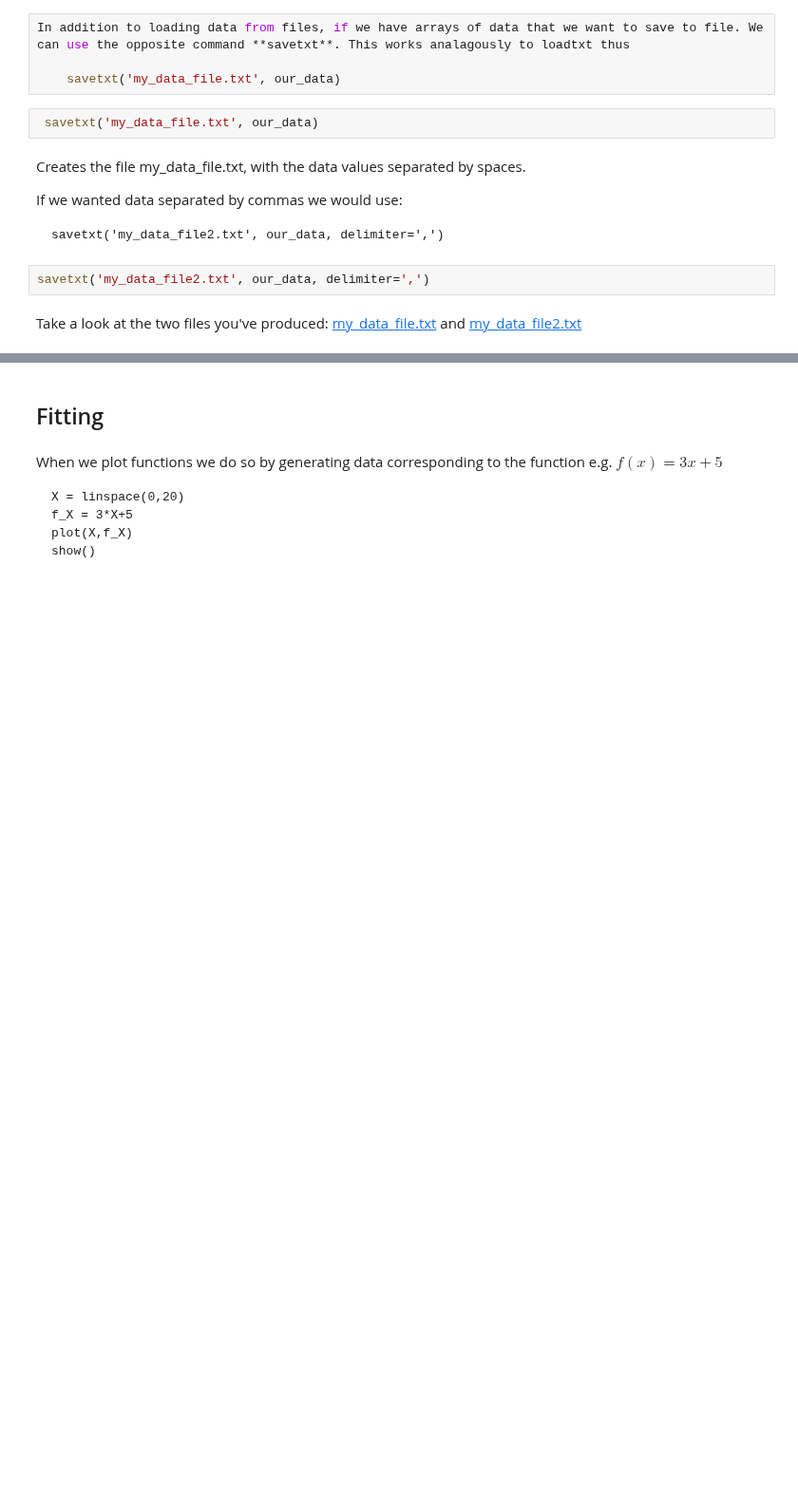
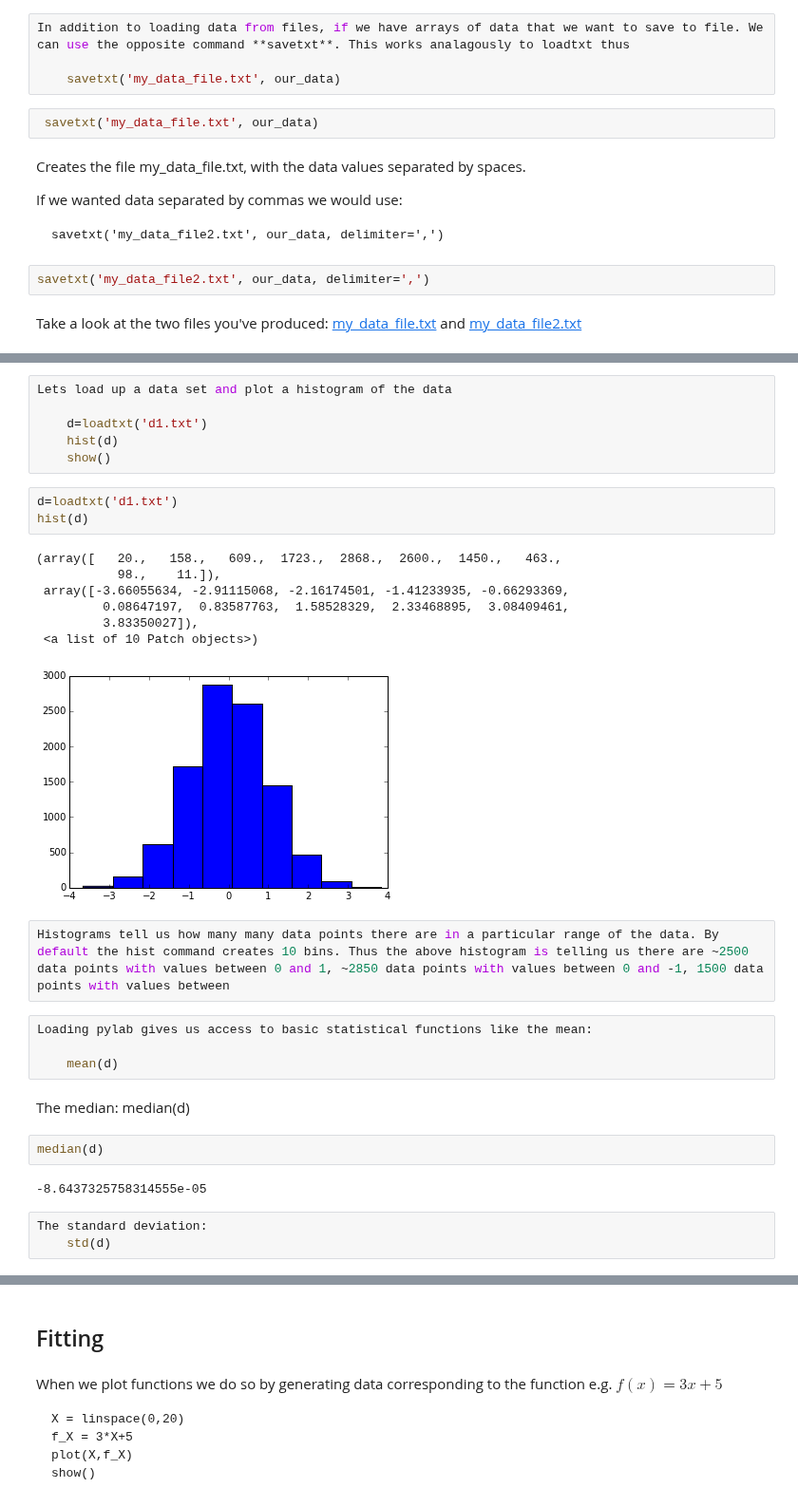
Before and after one commit to Clyde-fare/Imperial_Chem_Python, a Jupyter notebook: C_Y1/workshop2/Workshop 2.ipynb, the cells around one changed output, grey strips where cells are left out. Shown at 95% size. Drawn from its saved outputs; the diff is of its cells as text; blank space fills up the shorter version.

```diff
--- a/C_Y1/workshop2/Workshop 2.ipynb
+++ b/C_Y1/workshop2/Workshop 2.ipynb
@@ -412,0 +426,33 @@ This imports the curve_fit command from inside the optimize module of the scipy
+# %%
+Lets load up a data set and plot a histogram of the data
+
+    d=loadtxt('d1.txt')
+    hist(d)
+    show()
+# %%
+d=loadtxt('d1.txt')
+hist(d)
+# %% [output]
+(array([   20.,   158.,   609.,  1723.,  2868.,  2600.,  1450.,   463.,
+           98.,    11.]),
+ array([-3.66055634, -2.91115068, -2.16174501, -1.41233935, -0.66293369,
+         0.08647197,  0.83587763,  1.58528329,  2.33468895,  3.08409461,
+         3.83350027]),
+ <a list of 10 Patch objects>)
+[figure, added]
+# %%
+Histograms tell us how many many data points there are in a particular range of the data. By default the hist command creates 10 bins. Thus the above histogram is telling us there are ~2500 data points with values between 0 and 1, ~2850 data points with values between 0 and -1, 1500 data points with values between
+# %%
+Loading pylab gives us access to basic statistical functions like the mean:
+
+    mean(d)
+# %% [markdown]
+The median:
+    median(d)
+# %%
+median(d)
+# %% [output]
+-8.6437325758314555e-05
+# %%
+The standard deviation:
+    std(d)
```
Also changed, not shown: parts of 38 cells of this notebook.
